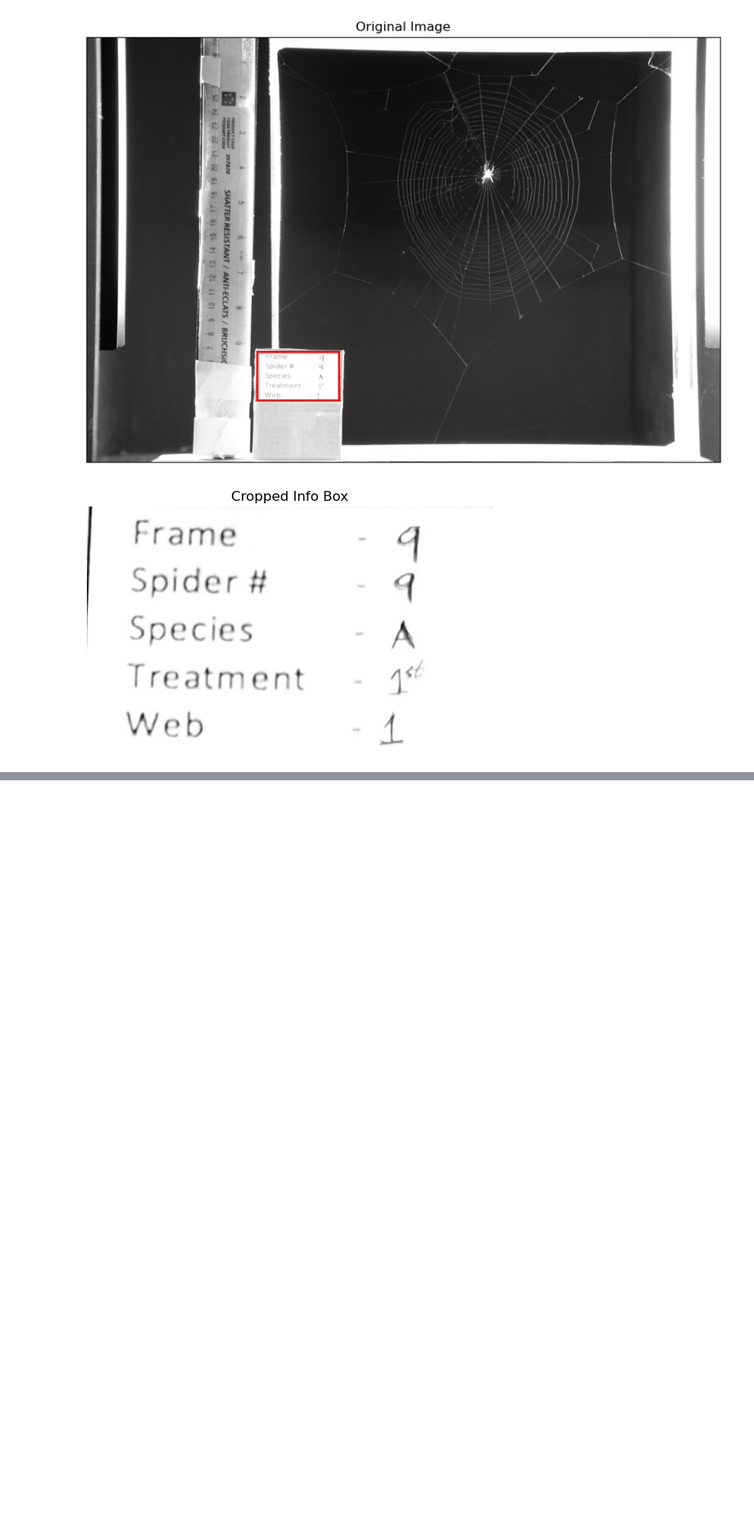
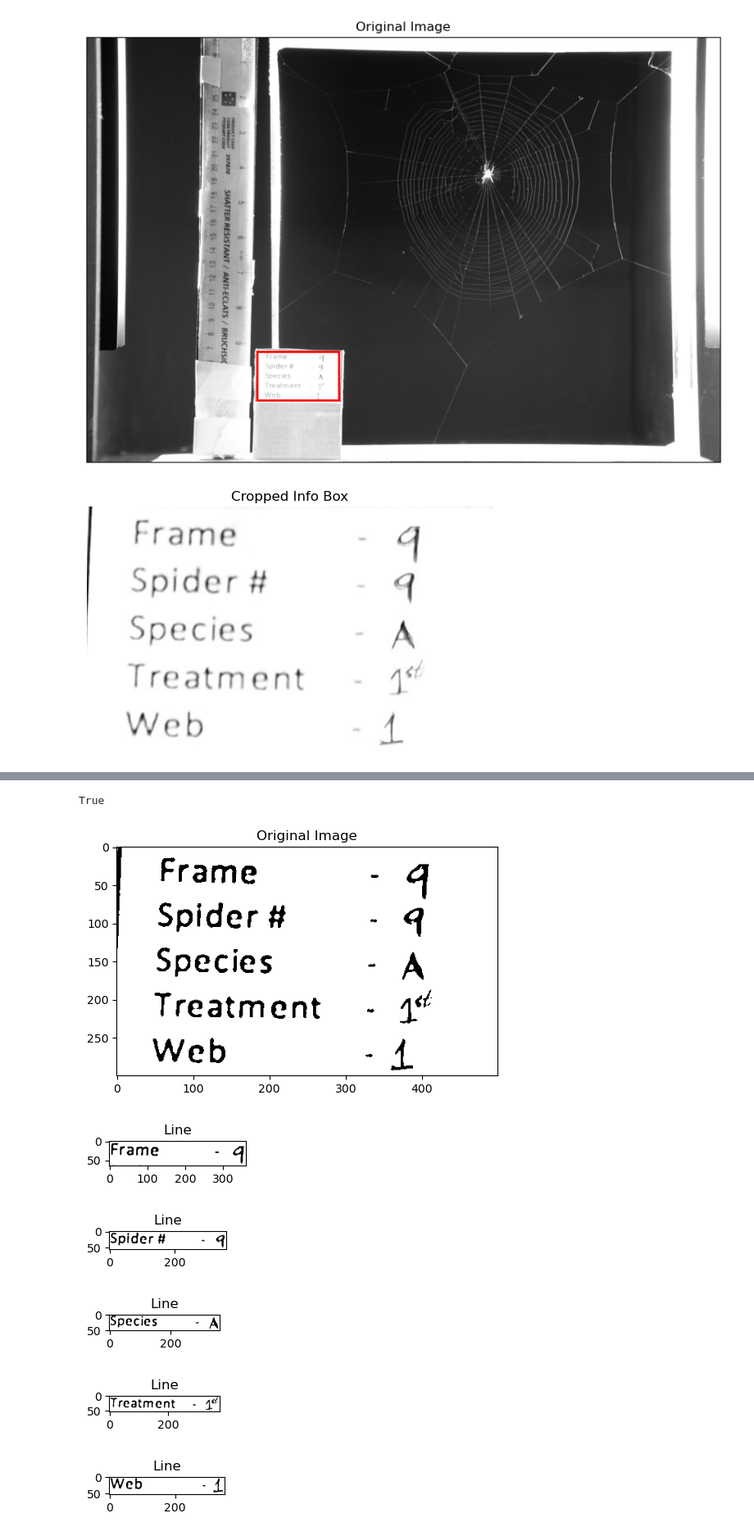
Before and after one commit to QuantumSkull5/SpiderImageReading, a Jupyter notebook: TargetingText.ipynb, the cells around one changed output, grey strips where cells are left out. Shown at 82% size. Saved outputs shown, nothing was run; the diff lists cells and outputs as text; code cells hidden in the pictures; blank space fills up the shorter version.

```diff
--- a/TargetingText.ipynb
+++ b/TargetingText.ipynb
@@ -384,0 +376,5 @@ EASY OCR Extracted: ['Frame', 'Spider #', '4', 'Species', 'Treatment', 'Web']
+# %%
+#save reader_image to a folder so that it can be used on the SimpleHTR notebook
+cv2.imwrite("C:\Files\Araneus diadematus\Processed Images\processed.jpg", reader_image)
+# %% [output]
+True
@@ -384,0 +441,14 @@ EASY OCR Extracted: ['Frame', 'Spider #', '4', 'Species', 'Treatment', 'Web']
+# %%
+imshow("Original Image", reader_image)
+lines = segment_lines(reader_image) #returns a list of images of each line
+for i in lines:
+    linenum = 1
+    imshow("Line", i, size = 12)
+    linenum += 1
+# %% [output]
+[figure, added]
+[figure, added]
+[figure, added]
+[figure, added]
+[figure, added]
+[figure, added]
```
Also changed, not shown: parts of 15 cells of this notebook, 2 other files.
